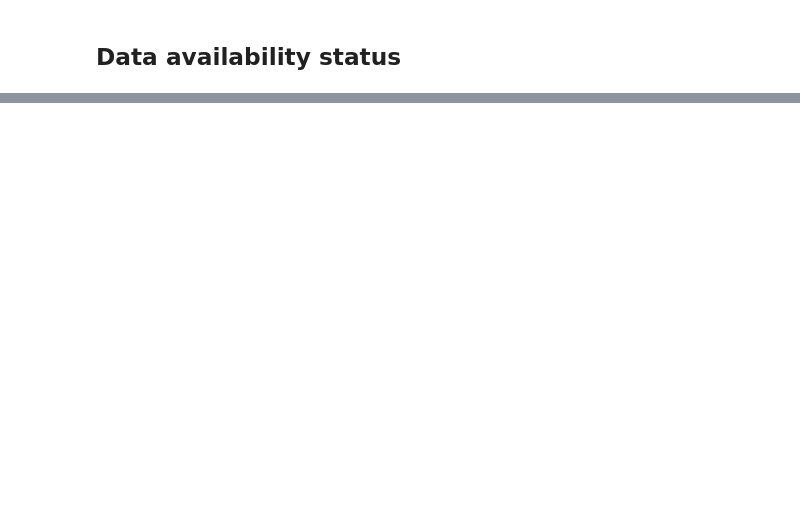
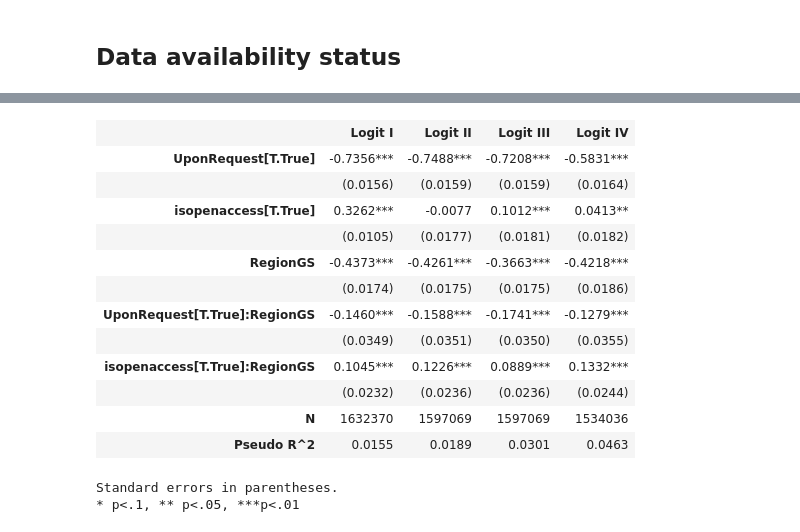
Before and after one commit to comnetsAD/bias_academia, a Jupyter notebook: observational_analyses/notebooks/Study_4.ipynb, the cells around one changed output, grey strips where cells are left out. Saved outputs shown, nothing was run; the diff lists cells and outputs as text; code cells hidden in the pictures; blank space fills up the shorter version.

```diff
--- a/observational_analyses/notebooks/Study_4.ipynb
+++ b/observational_analyses/notebooks/Study_4.ipynb
@@ -1607,0 +487,10 @@ plt.savefig('../figures/uponrequest_regression.pdf',bbox_inches = 'tight', pad_i
+# %%
+regionLogit1 = 'DataCitation ~ UponRequest * RegionGS + isopenaccess * RegionGS'
+regionLogit2 = 'DataCitation ~ UponRequest * RegionGS + isopenaccess * RegionGS + C(year)'
+regionLogit3 = 'DataCitation ~ UponRequest * RegionGS + isopenaccess * RegionGS + C(year) + C(publicationvenueid)'
+regionLogit4 = f'DataCitation ~ UponRequest * RegionGS+ isopenaccess * RegionGS + C(year) + C(publicationvenueid) + {FOScontrols}'
+# %%
+%%time
+regionLogit1 = smf.logit(regionLogit1, data=regionCitationToRegress.assign(RegionGS=lambda df: df.AllGlobalSouth.astype(int))).fit(cov_type="HC1")
+regionLogit2 = smf.logit(regionLogit2, data=regionCitationToRegress.assign(RegionGS=lambda df: df.AllGlobalSouth.astype(int))).fit(cov_type="HC1")
+regionLogit3 = smf.logit(regionLogit3, data=regionCitationToRegress.assign(RegionGS=lambda df: df.AllGlobalSouth.astype(int))).fit(method="bfgs", maxiter=1000, disp=True, cov_type="HC1")
@@ -1607,0 +511,3 @@ plt.savefig('../figures/uponrequest_regression.pdf',bbox_inches = 'tight', pad_i
+# %%
+%%time
+regionLogit4 = smf.logit(regionLogit4, data=regionCitationToRegress.assign(RegionGS=lambda df: df.AllGlobalSouth.astype(int))).fit(method="bfgs", maxiter=1000, disp=True, cov_type="HC1")
@@ -1607,0 +522,31 @@ plt.savefig('../figures/uponrequest_regression.pdf',bbox_inches = 'tight', pad_i
+# %%
+summary_col(
+    results=[regionLogit1, regionLogit2, regionLogit3, regionLogit4],
+    model_names=["Logit I", 'Logit II', 'Logit III', 'Logit IV'],
+    stars=True,
+    regressor_order=["UponRequest[T.True]",'isopenaccess[T.True]','RegionGS','UponRequest[T.True]:RegionGS','isopenaccess[T.True]:RegionGS'],
+    drop_omitted=True,
+
+    info_dict={
+        "N": lambda x: f"{int(x.nobs)}",
+        "Pseudo R^2": lambda x: (
+            f"{1 - (x.llf / x.llnull):.4f}" if hasattr(x, "llnull") else ""
+        )
+    }
+)
+# %% [output]
+|  | Logit I | Logit II | Logit III | Logit IV |
+| UponRequest[T.True] | -0.7356*** | -0.7488*** | -0.7208*** | -0.5831*** |
+|  | (0.0156) | (0.0159) | (0.0159) | (0.0164) |
+| isopenaccess[T.True] | 0.3262*** | -0.0077 | 0.1012*** | 0.0413** |
+|  | (0.0105) | (0.0177) | (0.0181) | (0.0182) |
+| RegionGS | -0.4373*** | -0.4261*** | -0.3663*** | -0.4218*** |
+|  | (0.0174) | (0.0175) | (0.0175) | (0.0186) |
+| UponRequest[T.True]:RegionGS | -0.1460*** | -0.1588*** | -0.1741*** | -0.1279*** |
+|  | (0.0349) | (0.0351) | (0.0350) | (0.0355) |
+| isopenaccess[T.True]:RegionGS | 0.1045*** | 0.1226*** | 0.0889*** | 0.1332*** |
+|  | (0.0232) | (0.0236) | (0.0236) | (0.0244) |
+| N | 1632370 | 1597069 | 1597069 | 1534036 |
+| Pseudo R^2 | 0.0155 | 0.0189 | 0.0301 | 0.0463 |
+Standard errors in parentheses.
+* p<.1, ** p<.05, ***p<.01
```
Also changed, not shown: parts of 124 cells of this notebook, 2 other files.
